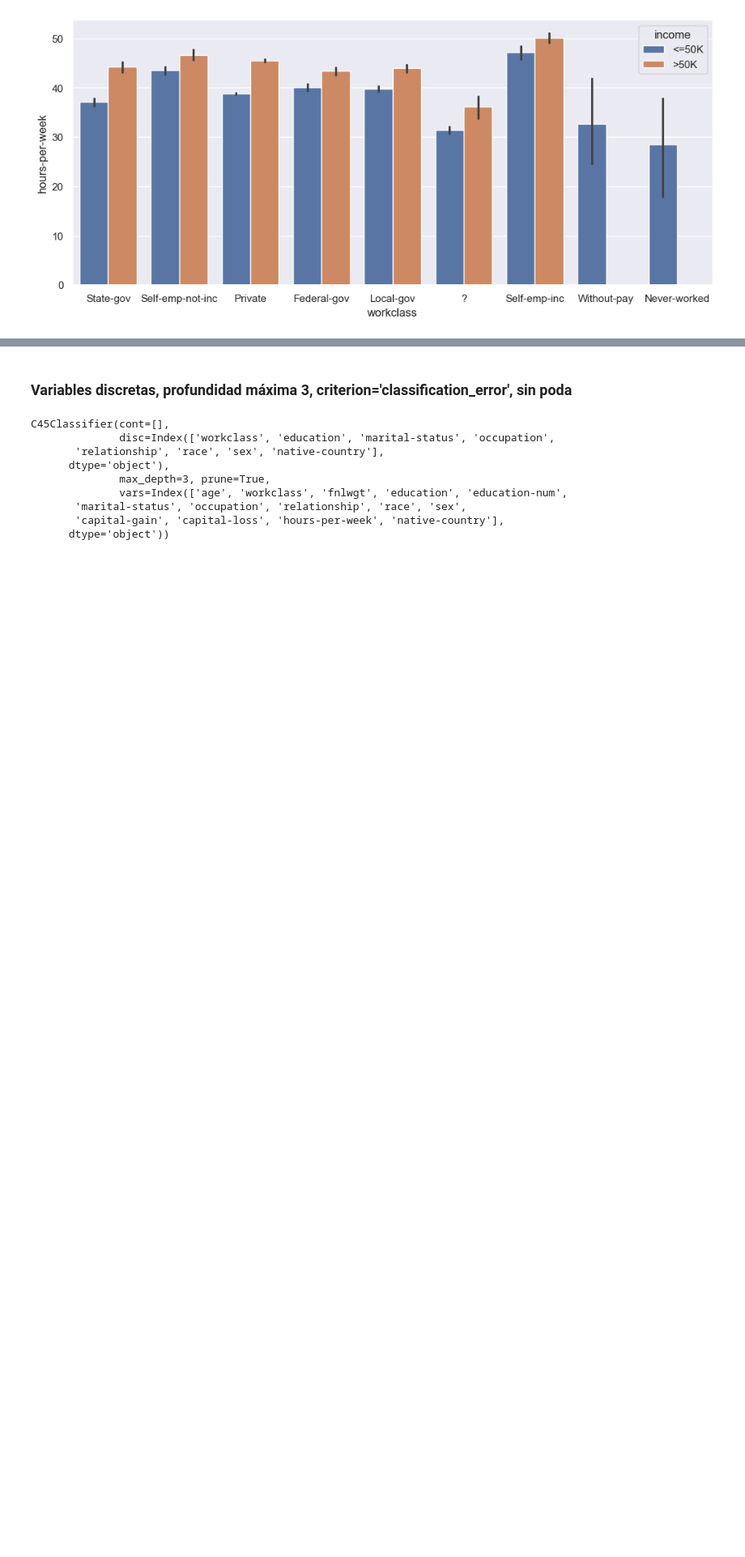
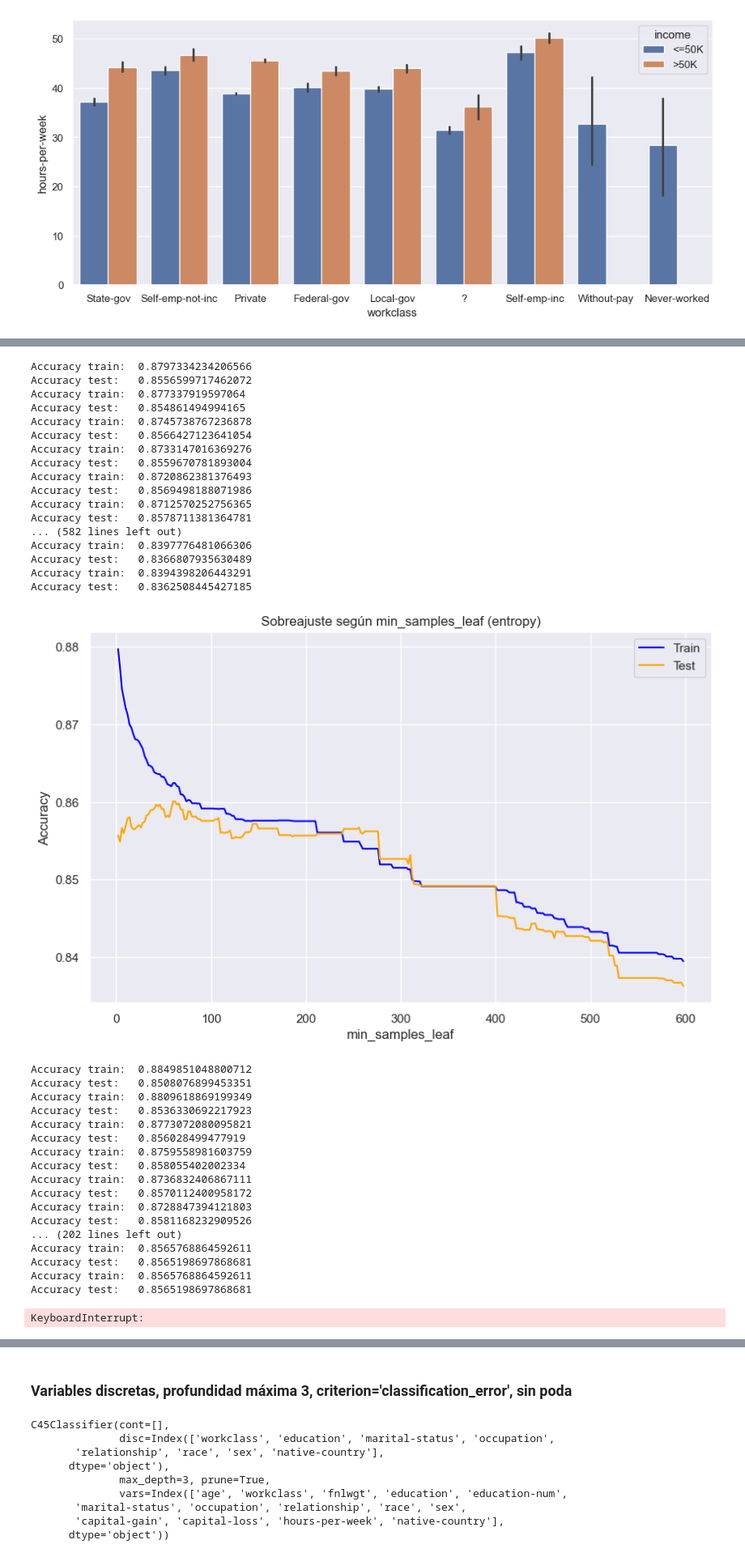
Before and after one commit to GuillermoMorcillo/pr-ctica1, a Jupyter notebook: Practica_1_2025.ipynb, the cells around one changed output, grey strips where cells are left out. Shown at 81% size. Drawn from its saved outputs; the diff is of its cells as text; code cells hidden in the pictures; blank space fills up the shorter version.

```diff
--- a/Practica_1_2025.ipynb
+++ b/Practica_1_2025.ipynb
@@ -526,0 +675,58 @@ criterios = ['entropy','gini']
+# %%
+for c in criterios:
+    precision=[]
+    precision_test=[]
+    for hojasVariable in range(2,600,2): #numHojas
+        #print("Hojas",hojasVariable)
+        p,p_t = experimento(df,df_test,c,13,hojasVariable) #Pongo 13 de profundidad pq en las gráficas parece un punto medio
+        precision.append(p)
+        precision_test.append(p_t)
+
+    min_samples = list(range(2, 600, 2))
+
+    plt.figure(figsize=(10,6))
+    plt.plot(min_samples, precision, label="Train", color='blue')
+    plt.plot(min_samples, precision_test, label="Test", color='orange')
+    plt.xlabel("min_samples_leaf")
+    plt.ylabel("Accuracy")
+    plt.title(f"Sobreajuste según min_samples_leaf ({c})")
+    plt.legend()
+    plt.grid(True)
+    plt.show()
+# %% [output]
+Accuracy train:  0.8797334234206566
+Accuracy test:   0.8556599717462072
+Accuracy train:  0.877337919597064
+Accuracy test:   0.854861494994165
+Accuracy train:  0.8745738767236878
+Accuracy test:   0.8566427123641054
+Accuracy train:  0.8733147016369276
+Accuracy test:   0.8559670781893004
+Accuracy train:  0.8720862381376493
+Accuracy test:   0.8569498188071986
+Accuracy train:  0.8712570252756365
+Accuracy test:   0.8578711381364781
+... (582 lines left out)
+Accuracy train:  0.8397776481066306
+Accuracy test:   0.8366807935630489
+Accuracy train:  0.8394398206443291
+Accuracy test:   0.8362508445427185
+[figure, added]
+Accuracy train:  0.8849851048800712
+Accuracy test:   0.8508076899453351
+Accuracy train:  0.8809618869199349
+Accuracy test:   0.8536330692217923
+Accuracy train:  0.8773072080095821
+Accuracy test:   0.856028499477919
+Accuracy train:  0.8759558981603759
+Accuracy test:   0.858055402002334
+Accuracy train:  0.8736832406867111
+Accuracy test:   0.8570112400958172
+Accuracy train:  0.8728847394121803
+Accuracy test:   0.8581168232909526
+... (202 lines left out)
+Accuracy train:  0.8565768864592611
+Accuracy test:   0.8565198697868681
+Accuracy train:  0.8565768864592611
+Accuracy test:   0.8565198697868681
+KeyboardInterrupt:
```
Also changed, not shown: parts of 17 cells of this notebook.
